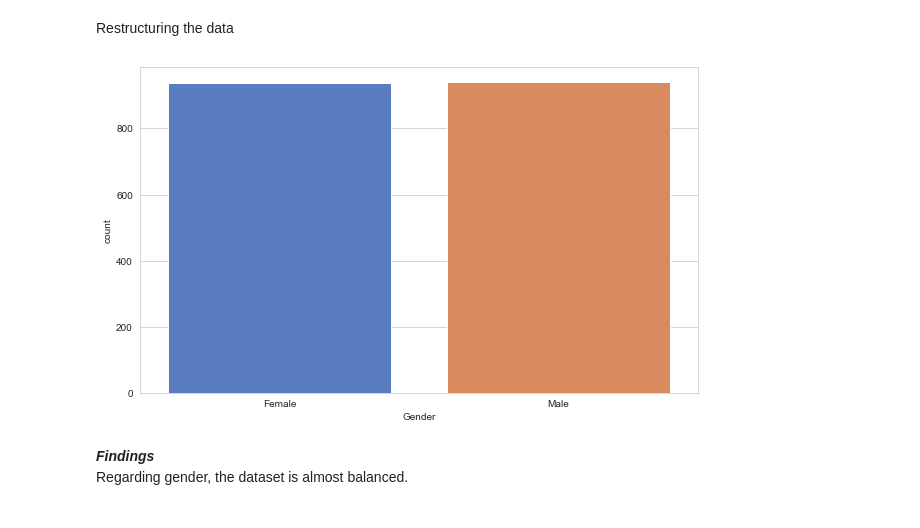
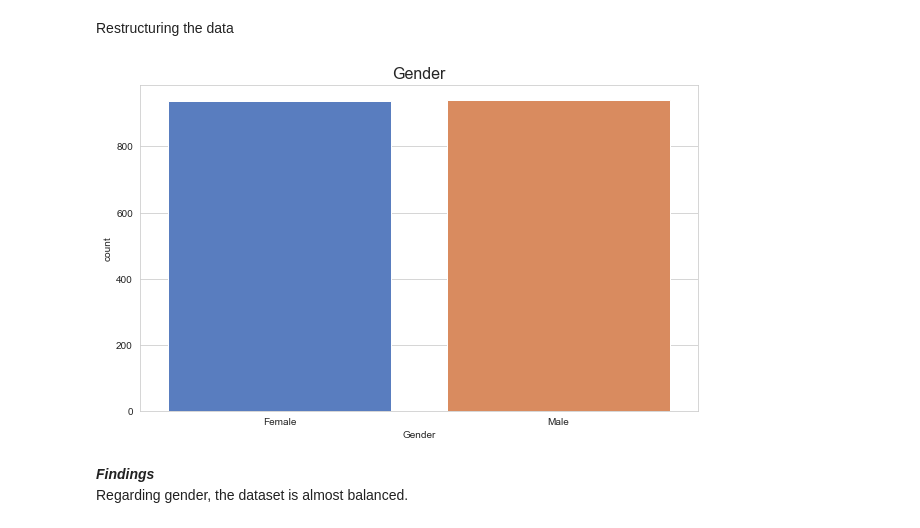
Before and after one commit to Sipa91/Personality-and-Drug-use, a Jupyter notebook: Final_EDA_0411.ipynb, the cells around one changed output. Drawn from its saved outputs; the diff is of its cells as text; code cells hidden in the pictures.

```diff
--- a/Final_EDA_0411.ipynb
+++ b/Final_EDA_0411.ipynb
@@ -469,9 +470,10 @@ gender = ['Female' if g > 0 else "Male" for g in drugs['Gender']]
 drugs["Gender"] = gender
 # %%
 plt.figure(figsize=(10,6))
+plt.title("Gender", fontsize=16);
 sns.countplot(x='Gender', data=drugs);
 # %% [output]
-[figure, old version]
+[figure, new version]
 # %% [markdown]
 ***Findings***<br/> Regarding gender, the dataset is almost balanced.
 # %%
```
Also changed, not shown: parts of 7 cells of this notebook.
